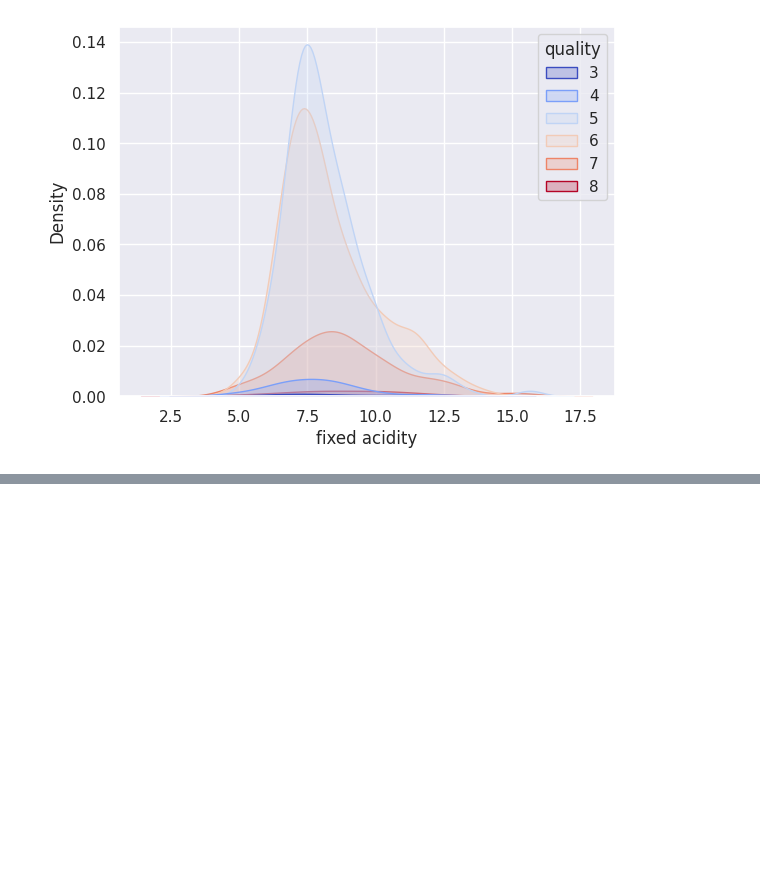
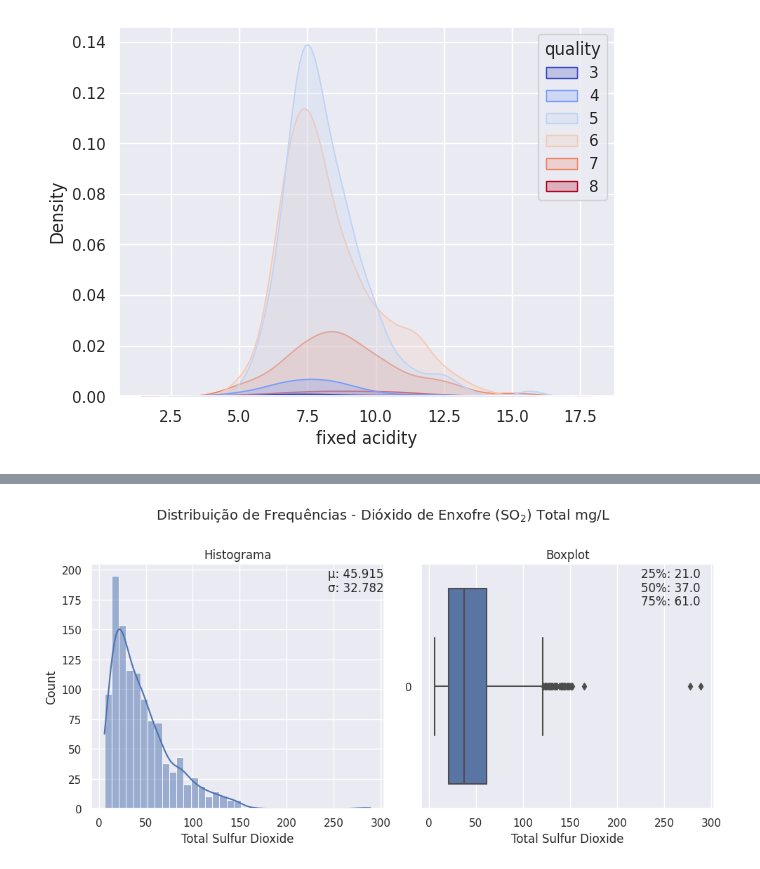
Before and after one commit to jmacedo91/01-World-Population-Data-Analysis, a Jupyter notebook: 002 - Wine Quality EDA and Classification.ipynb, the cells around one changed output, grey strips where cells are left out. Drawn from its saved outputs; the diff is of its cells as text; code cells hidden in the pictures; blank space fills up the shorter version.

```diff
--- a/002 - Wine Quality EDA and Classification.ipynb
+++ b/002 - Wine Quality EDA and Classification.ipynb
@@ -241,0 +262,4 @@ Os vinhos avaliados com melhor qualidade apresentaram valores médios de acidez
+# %%
+distribuicao('Distribuição de Frequências - Dióxido de Enxofre (SO$_2$) Total mg/L', 'total sulfur dioxide')
+# %% [output]
+[figure, added]
```
Also changed, not shown: parts of 15 cells of this notebook.
